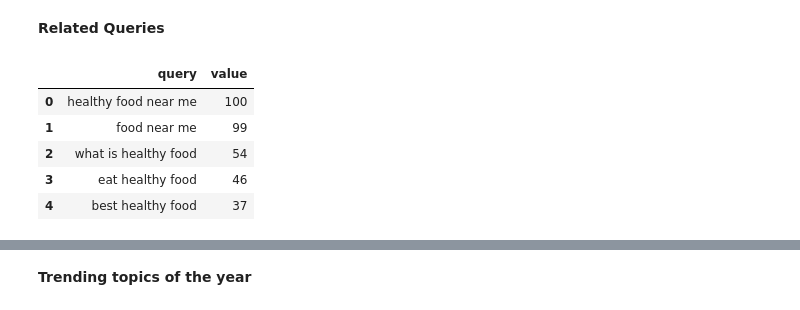
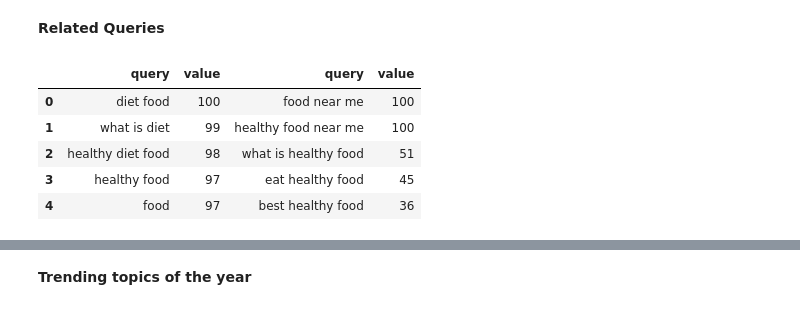
Before and after one commit to mrchapagain/GoogleTrendAnalytics, a Jupyter notebook: GoogleTrends.ipynb, the cells around one changed output, grey strips where cells are left out. Saved outputs shown, nothing was run; the diff lists cells and outputs as text; code cells hidden in the pictures.

```diff
--- a/GoogleTrends.ipynb
+++ b/GoogleTrends.ipynb
@@ -53,7 +53,7 @@ def pytrends_func(kw_list, timeframe):
   # return the trends object
   return trends
 
-kw_list = ["Healthy food", "Healthy diet"]
+kw_list = ["Healthy diet", "Healthy food"]
 trends= pytrends_func(kw_list, 'today 12-m')
 trends
 # %% [output]
@@ -192,17 +183,20 @@ display_barplot(df_byregion.iloc[:35,:], "geoName", ["Healthy food", "Healthy di
 # %%
 #function for releted queries
 def gt_related_queries():
-  trends= gt_playload()
   # Related Queries (keywords that are closely tied to a primary keyword of the choice)
   related_queries= trends.related_queries()
-  return related_queries[kw_list[0]]['top']
+  df= pd.DataFrame()# Empty dataframe
+  for kw in kw_list:
+    df1= related_queries[kw]['top']
+    df= pd.concat([df, df1], axis = 1)
+  return df
 
 releted_queries=gt_related_queries()
 releted_queries.head()
 # %% [output]
-|  | query | value |
-| 0 | healthy food near me | 100 |
-| 1 | food near me | 99 |
-| 2 | what is healthy food | 54 |
-| 3 | eat healthy food | 46 |
-| 4 | best healthy food | 37 |
+|  | query | value | query | value |
+| 0 | diet food | 100 | food near me | 100 |
+| 1 | what is diet | 99 | healthy food near me | 100 |
+| 2 | healthy diet food | 98 | what is healthy food | 51 |
+| 3 | healthy food | 97 | eat healthy food | 45 |
+| 4 | food | 97 | best healthy food | 36 |
```
Also changed, not shown: parts of 10 cells of this notebook.
